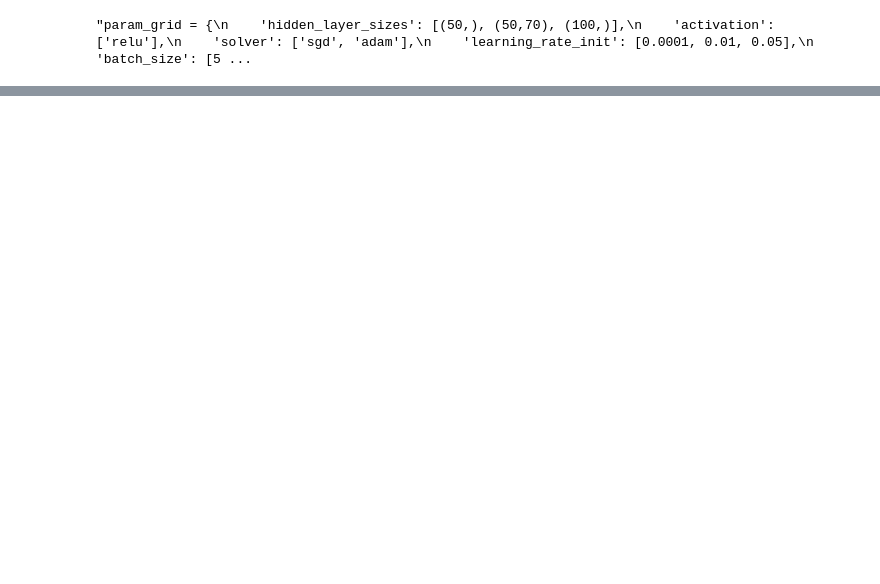
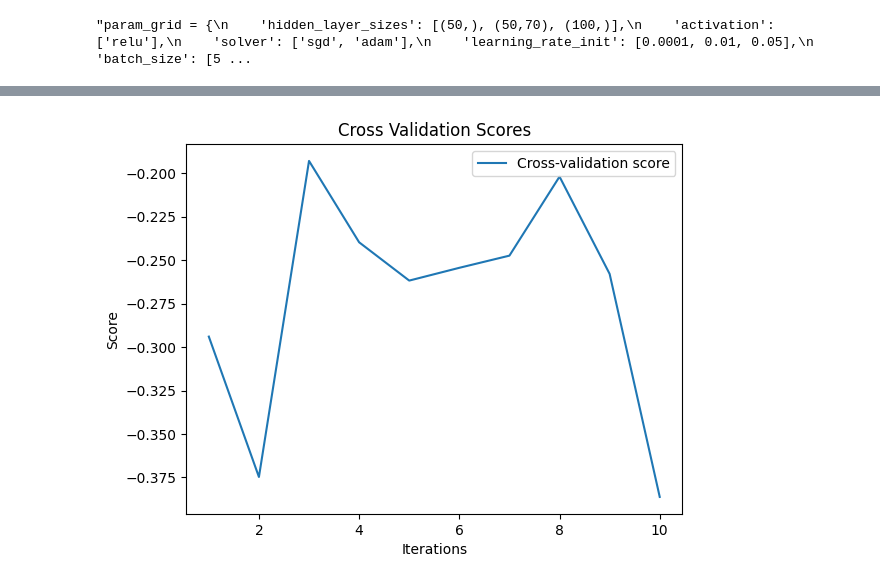
Before and after one commit to aoife-mulligan/ct413, a Jupyter notebook: mlp-gridsearch.ipynb, the cells around one changed output, grey strips where cells are left out. Cells and saved outputs as stored; diff of their text form; code cells hidden in the pictures; blank space fills up the shorter version.

```diff
--- a/mlp-gridsearch.ipynb
+++ b/mlp-gridsearch.ipynb
@@ -123,0 +149,18 @@ Best RMSE Score: 0.3231646071633662
+# %%
+# plot scores
+
+import matplotlib.pyplot as plt
+import numpy as np
+from sklearn.model_selection import cross_val_score
+
+scores = cross_val_score(best_model, X, y, groups=groups, cv=gkf, scoring=rmse_scorer)
+
+plt.figure()
+plt.title("Cross Validation Scores")
+plt.xlabel("Iterations")
+plt.ylabel("Score")
+plt.plot(range(1, len(scores) + 1), scores, '-', label="Cross-validation score")
+plt.legend(loc="best")
+plt.show()
+# %% [output]
+[figure, added]
```
Also changed, not shown: parts of 4 cells of this notebook, 1 other file.
